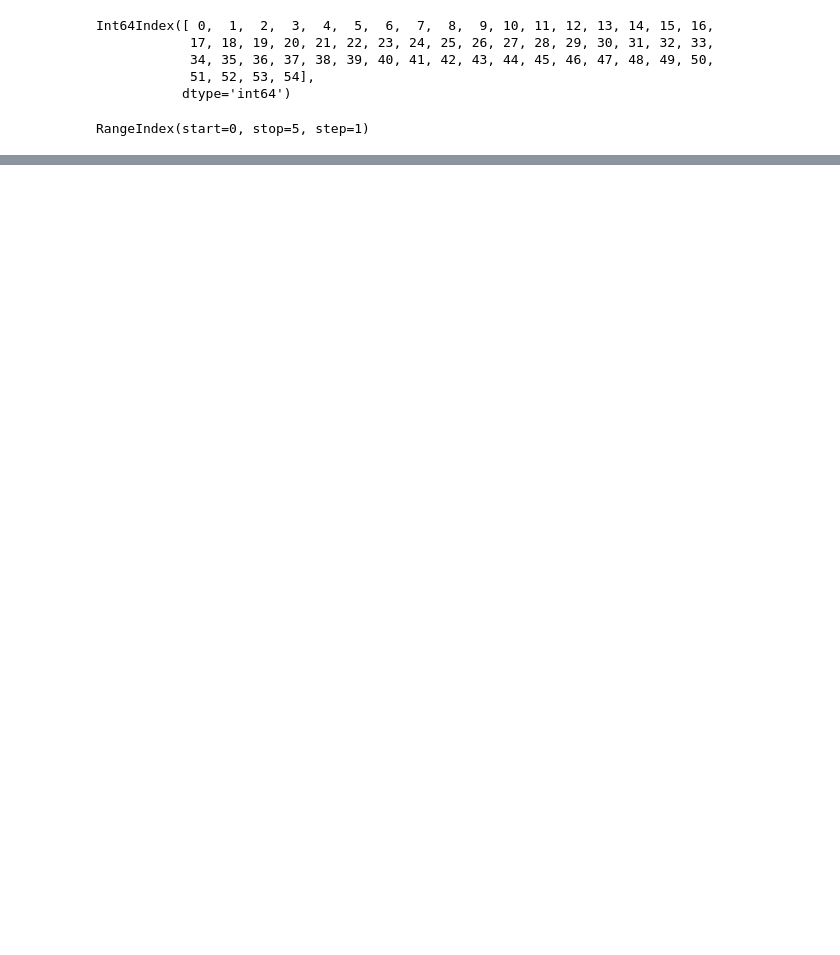
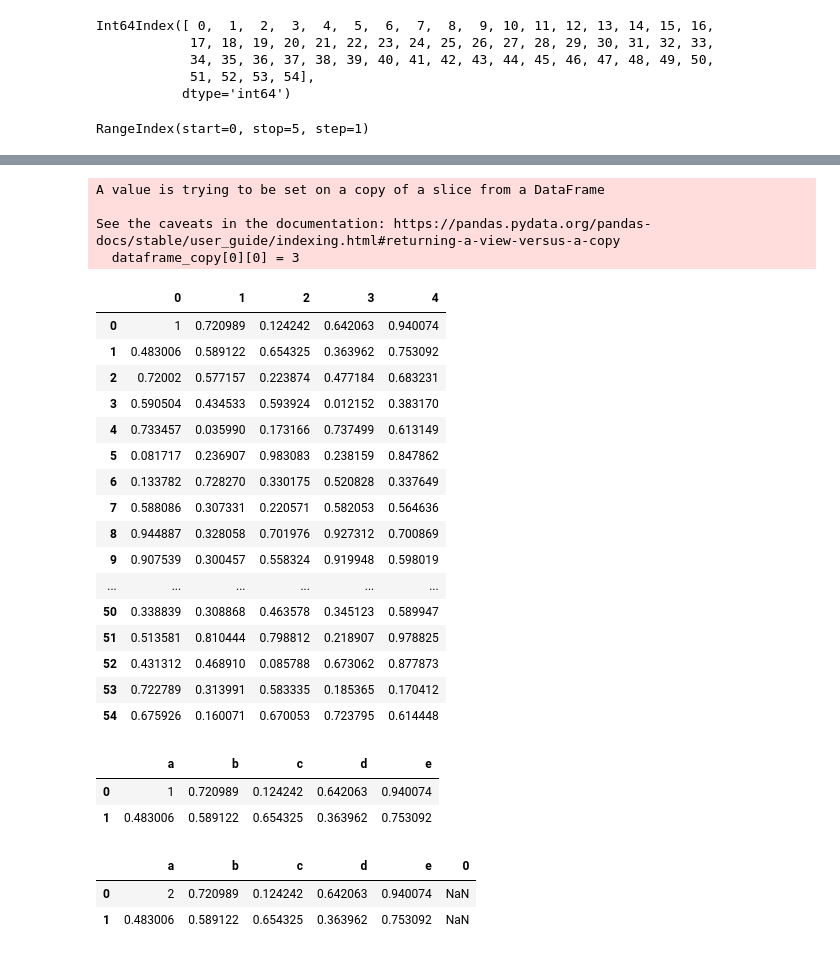
Before and after one commit to Kushal-Chandar/statistics-student-performance-analysis, a Jupyter notebook: pandas.ipynb, the cells around one changed output, grey strips where cells are left out. Cells and saved outputs as stored; diff of their text form; code cells hidden in the pictures; blank space fills up the shorter version.

Commit message:
feat(pandas): explored advanced data queries

```diff
--- a/pandas.ipynb
+++ b/pandas.ipynb
@@ -257,0 +275,42 @@ dataframe.sort_index(axis=1, ascending=False)
+# %%
+dataframe_copy = dataframe.copy()
+#set with loc we don't know if pandas will return copy or view
+dataframe_copy[0][0] = 3
+dataframe
+# %% [output]
+A value is trying to be set on a copy of a slice from a DataFrame
+
+See the caveats in the documentation: https://pandas.pydata.org/pandas-docs/stable/user_guide/indexing.html#returning-a-view-versus-a-copy
+  dataframe_copy[0][0] = 3
+|  | 0 | 1 | 2 | 3 | 4 |
+| 0 | 1 | 0.720989 | 0.124242 | 0.642063 | 0.940074 |
+| 1 | 0.483006 | 0.589122 | 0.654325 | 0.363962 | 0.753092 |
+| 2 | 0.72002 | 0.577157 | 0.223874 | 0.477184 | 0.683231 |
+| 3 | 0.590504 | 0.434533 | 0.593924 | 0.012152 | 0.383170 |
+| 4 | 0.733457 | 0.035990 | 0.173166 | 0.737499 | 0.613149 |
+| 5 | 0.081717 | 0.236907 | 0.983083 | 0.238159 | 0.847862 |
+| 6 | 0.133782 | 0.728270 | 0.330175 | 0.520828 | 0.337649 |
+| 7 | 0.588086 | 0.307331 | 0.220571 | 0.582053 | 0.564636 |
+| 8 | 0.944887 | 0.328058 | 0.701976 | 0.927312 | 0.700869 |
+| 9 | 0.907539 | 0.300457 | 0.558324 | 0.919948 | 0.598019 |
+| ... | ... | ... | ... | ... | ... |
+| 50 | 0.338839 | 0.308868 | 0.463578 | 0.345123 | 0.589947 |
+| 51 | 0.513581 | 0.810444 | 0.798812 | 0.218907 | 0.978825 |
+| 52 | 0.431312 | 0.468910 | 0.085788 | 0.673062 | 0.877873 |
+| 53 | 0.722789 | 0.313991 | 0.583335 | 0.185365 | 0.170412 |
+| 54 | 0.675926 | 0.160071 | 0.670053 | 0.723795 | 0.614448 |
+# %%
+dataframe.columns = list("abcde")
+dataframe.head(2)
+# %% [output]
+|  | a | b | c | d | e |
+| 0 | 1 | 0.720989 | 0.124242 | 0.642063 | 0.940074 |
+| 1 | 0.483006 | 0.589122 | 0.654325 | 0.363962 | 0.753092 |
+# %%
+dataframe.loc[0, 'a'] = 2
+dataframe.loc['a', 0] = 2 # not same as above
+dataframe.head(2)
+# %% [output]
+|  | a | b | c | d | e | 0 |
+| 0 | 2 | 0.720989 | 0.124242 | 0.642063 | 0.940074 | NaN |
+| 1 | 0.483006 | 0.589122 | 0.654325 | 0.363962 | 0.753092 | NaN |
```
Also changed, not shown: parts of 22 cells of this notebook.
